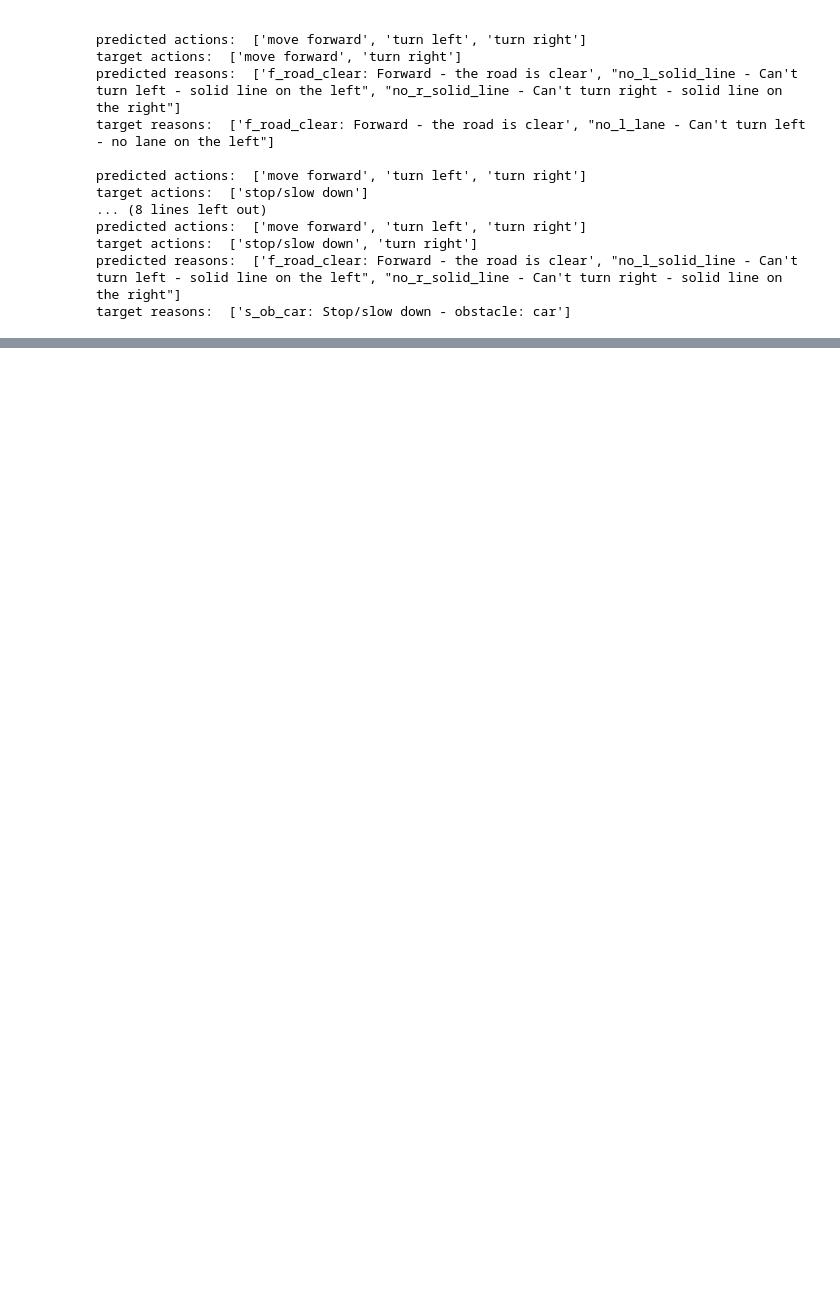
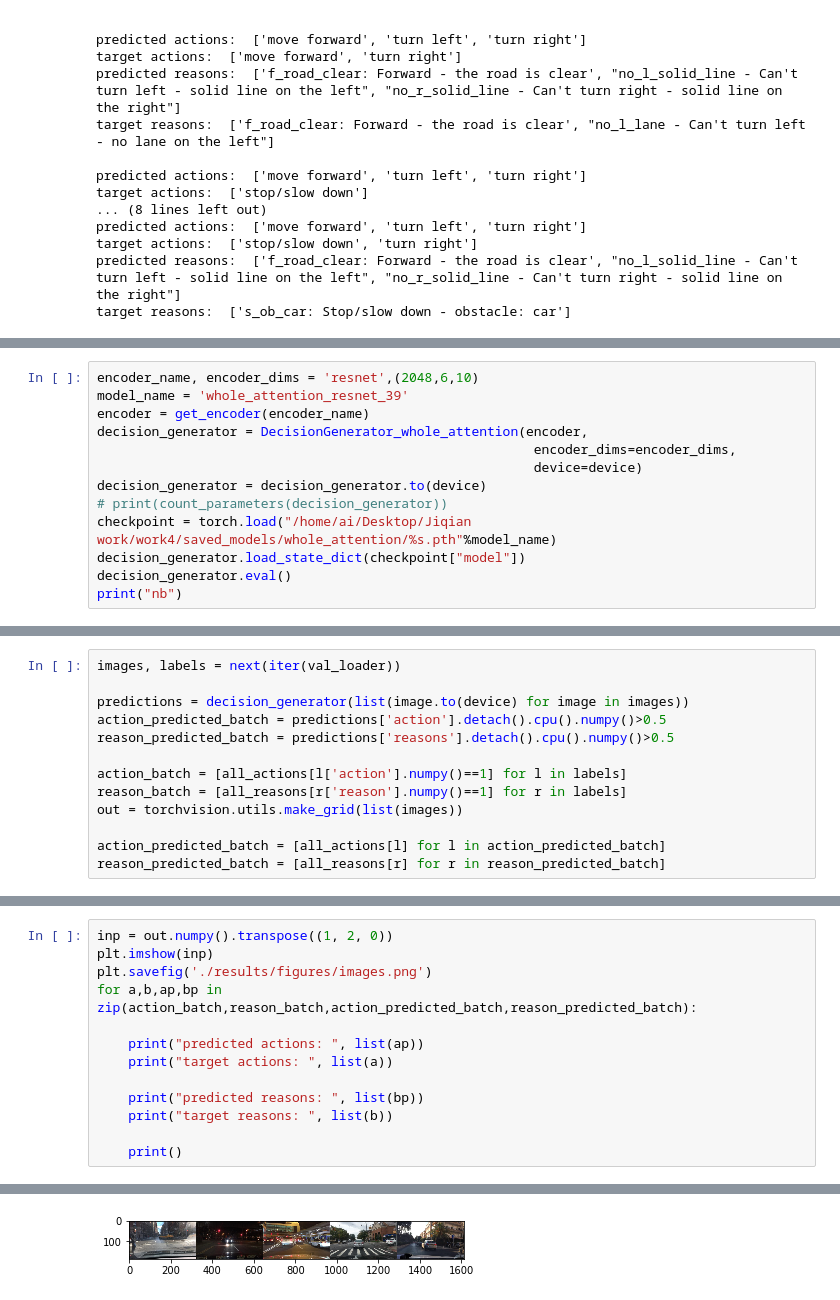
Before and after one commit to JiqianDong/BDD-100-CV, a Jupyter notebook: inference_decision_generator.ipynb, the cells around one changed output, grey strips where cells are left out. Saved outputs shown, nothing was run; the diff lists cells and outputs as text; blank space fills up the shorter version.

Commit message:
update figures

```diff
--- a/inference_decision_generator.ipynb
+++ b/inference_decision_generator.ipynb
@@ -146,0 +179,13 @@ target reasons:  ['s_ob_car: Stop/slow down - obstacle: car']
+# %%
+encoder_name, encoder_dims = 'resnet',(2048,6,10)
+model_name = 'whole_attention_resnet_39'
+encoder = get_encoder(encoder_name)
+decision_generator = DecisionGenerator_whole_attention(encoder,
+                                                        encoder_dims=encoder_dims,
+                                                        device=device)
+decision_generator = decision_generator.to(device)
+# print(count_parameters(decision_generator))
+checkpoint = torch.load("/home/ai/Desktop/Jiqian work/work4/saved_models/whole_attention/%s.pth"%model_name)
+decision_generator.load_state_dict(checkpoint["model"])
+decision_generator.eval()
+print("nb")
@@ -146,0 +194,13 @@ target reasons:  ['s_ob_car: Stop/slow down - obstacle: car']
+# %%
+images, labels = next(iter(val_loader))
+
+predictions = decision_generator(list(image.to(device) for image in images))
+action_predicted_batch = predictions['action'].detach().cpu().numpy()>0.5
+reason_predicted_batch = predictions['reasons'].detach().cpu().numpy()>0.5
+
+action_batch = [all_actions[l['action'].numpy()==1] for l in labels]
+reason_batch = [all_reasons[r['reason'].numpy()==1] for r in labels]
+out = torchvision.utils.make_grid(list(images))
+
+action_predicted_batch = [all_actions[l] for l in action_predicted_batch]
+reason_predicted_batch = [all_reasons[r] for r in reason_predicted_batch]
@@ -146,0 +218,14 @@ target reasons:  ['s_ob_car: Stop/slow down - obstacle: car']
+# %%
+inp = out.numpy().transpose((1, 2, 0))
+plt.imshow(inp)
+plt.savefig('./results/figures/images.png')
+for a,b,ap,bp in zip(action_batch,reason_batch,action_predicted_batch,reason_predicted_batch):
+
+    print("predicted actions: ", list(ap))
+    print("target actions: ", list(a))
+
+    print("predicted reasons: ", list(bp))
+    print("target reasons: ", list(b))
+
+    print()
+# %% [output]
@@ -146,0 +249 @@ target reasons:  ['s_ob_car: Stop/slow down - obstacle: car']
+[figure, added]
```
Also changed, not shown: parts of 6 cells of this notebook, 8 other files.
